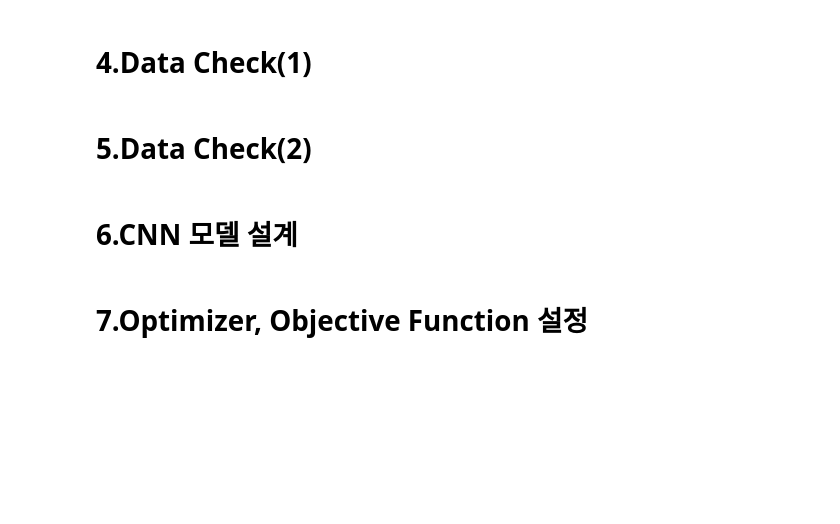
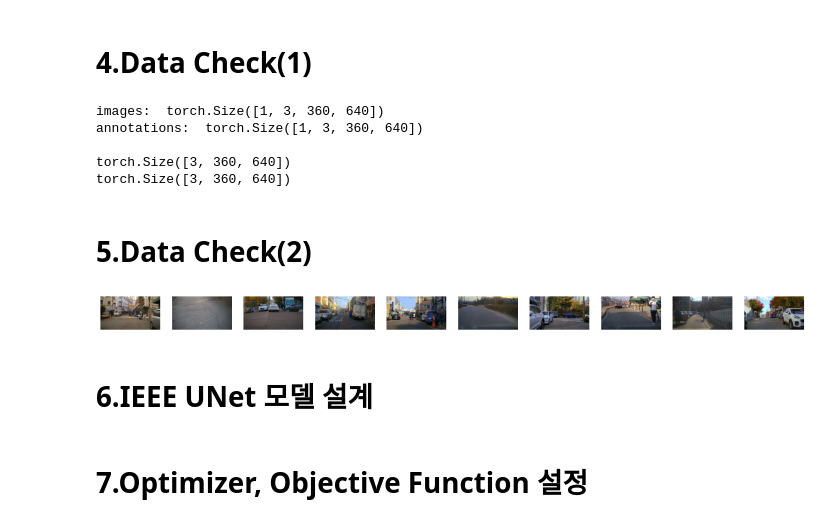
Before and after one commit to So-chankyun/bp_street_crack_dectection, a Jupyter notebook: 1_모델링/(practice)Make_IEEE_UNet.ipynb, the cells around one changed output. Saved outputs shown, nothing was run; the diff lists cells and outputs as text; code cells hidden in the pictures; blank space fills up the shorter version.

```diff
--- a/1_모델링/(practice)Make_IEEE_UNet.ipynb
+++ b/1_모델링/(practice)Make_IEEE_UNet.ipynb
@@ -94,9 +94,9 @@ class BaseDataset(Dataset):
             img_ndarray = img_ndarray[np.newaxis, ...]      # 이미지 arr = 이미지 arr에서 np.newaxis부터의 arr
             # --> 3차원으로 변환해 주는 것 같다 (np.newaxis는 차원을 변환할 때 사용됨)
 
-        elif not is_ann:                                    # "ann"이 아닐 때
-            img_ndarray = img_ndarray.transpose((2, 0, 1))  # 3차원이니깐 0,1,2 -> 2,0,1 순서로 변환
-            # --> 정확히는 모르겠지만 (H,W,C) -> (C,H,W) 인 것 같기도,,? 나중에 정확히 확인
+        # elif not is_ann:                                    # "ann"이 아닐 때
+        img_ndarray = img_ndarray.transpose((2, 0, 1))  # 3차원이니깐 0,1,2 -> 2,0,1 순서로 변환
+        # --> 정확히는 모르겠지만 (H,W,C) -> (C,H,W) 인 것 같기도,,? 나중에 정확히 확인
 
         if not is_ann:
             img_ndarray = img_ndarray/255
@@ -118,8 +118,8 @@ class BaseDataset(Dataset):
         ann_file = list(self.ann_path.glob(name+self.ann_suffix+'.png'))
         img_file = list(self.img_path.glob(name+".png"))
 
-        assert len(ann_path)==1, f"어노테이션이 없거나, 여러 개의 ID를 지녔습니다. {name}: {ann_file}"
-        assert len(img_path)==1, f"이미지가 없거나, 여러 개의 ID를 지녔습니다. {name}: {img_file}"
+        assert len(ann_file)==1, f"어노테이션이 없거나, 여러 개의 ID를 지녔습니다. {name}: {ann_file}"
+        assert len(img_file)==1, f"이미지가 없거나, 여러 개의 ID를 지녔습니다. {name}: {img_file}"
 
         annot = self.load(ann_file[0])
         img = self.load(img_file[0])
@@ -165,6 +165,9 @@ n_train = len(dataset) - n_val
 train_set, val_set = random_split(dataset, [n_train, n_val], generator=torch.Generator().manual_seed(0))
 
 # 3. Create data loaders
-loader_args = dict(batch_size=BATCH_SIZE, num_workers=4, pin_memory=True)
+loader_args = dict(batch_size=BATCH_SIZE,
+                #    num_workers=4,
+                #    pin_memory=True
+                   )
 train_loader = DataLoader(train_set, shuffle=True, **loader_args)
 val_loader = DataLoader(val_set, shuffle=False, drop_last=True, **loader_args)
@@ -193,16 +188,36 @@ for (X_train, y_train) in train_loader:
+# %%
+for check in train_loader:
+    print("images: ", check["image"].shape)
+    print("annotations: ", check["annot"].shape)
+
+    print(f"\n{check['image'][0].shape}")
+    print(f"{check['annot'][0].shape}")
+    break
+# %% [output]
+images:  torch.Size([1, 3, 360, 640])
+annotations:  torch.Size([1, 3, 360, 640])
+
+torch.Size([3, 360, 640])
+torch.Size([3, 360, 640])
 # %% [markdown]
 # 5.Data Check(2)
 # %%
 pltSize=2
 plt.figure(figsize=(10*pltSize, pltSize))
 
-for i in range(10):
+for i, check in enumerate(train_loader):
+    if i==10: break
+    # print(i)
+    # print(check["image"].shape)
     plt.subplot(1, 10, i+1)
     plt.axis('off')
-    plt.imshow(np.transpose(X_train[i], (1,2,0)))
-    plt.title(f"Class: {y_train[i].item()}")
+    plt.imshow(np.transpose(check["image"][0], (1,2,0)))
+
+    # plt.title(f"Class: {y_train[i].item()}")
+# %% [output]
+[figure, added]
 # %% [markdown]
-# 6.CNN 모델 설계
+# 6.IEEE UNet 모델 설계
 # %%
 class CNN(nn.Module):
     def __init__(self):
```
Also changed, not shown: parts of 2 cells of this notebook, 1 other file.
